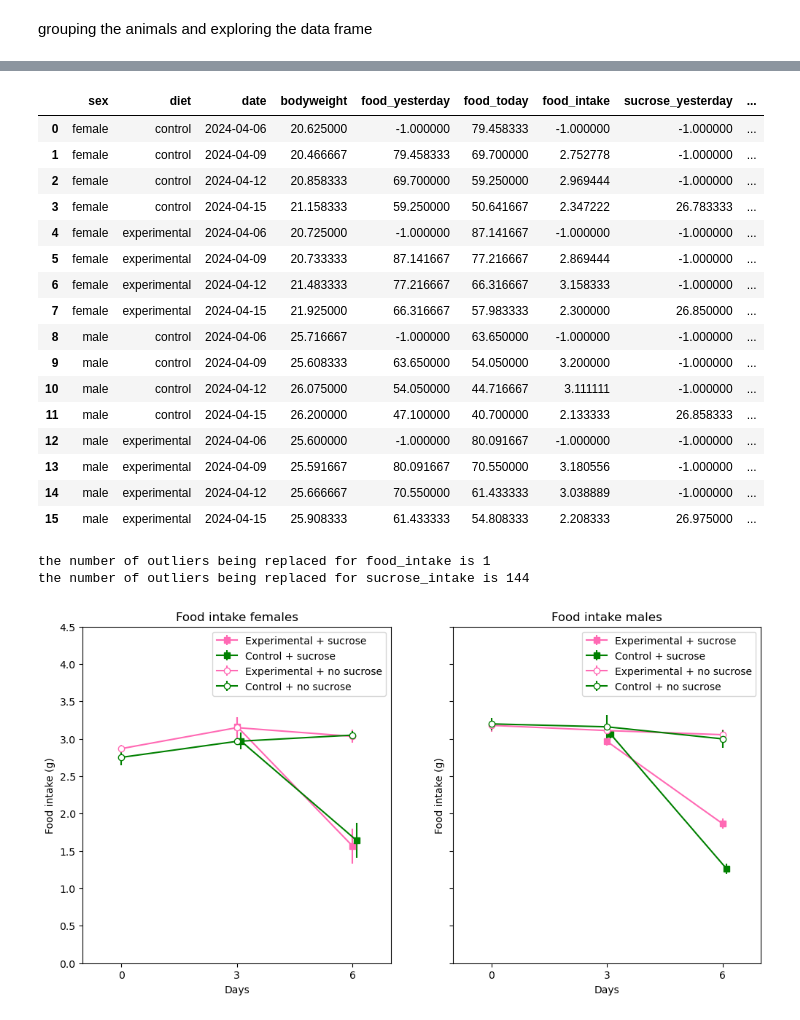
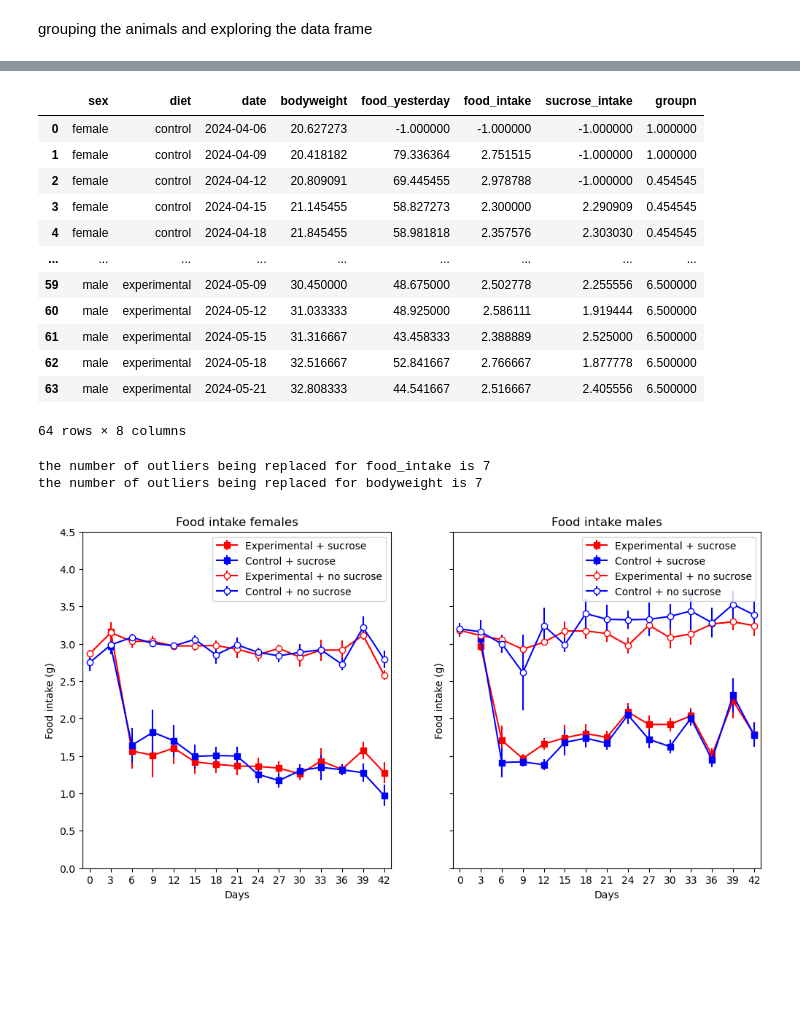
Before and after one commit to marijevisser/niacin, a Jupyter notebook: scripts/niacin_analysis_2.ipynb, the cells around one changed output, grey strips where cells are left out. Cells and saved outputs as stored; diff of their text form; code cells hidden in the pictures; blank space fills up the shorter version.

```diff
--- a/scripts/niacin_analysis_2.ipynb
+++ b/scripts/niacin_analysis_2.ipynb
@@ -40,6 +40,7 @@ def tweak_df(df):
 
     return (df
             # .query("bodyweight != ''")
+            .query("animal_id != 'B3201'")
             .query("bodyweight.notna()", engine="python")
             .astype({"sex": "category",
                      "diet": "category",
@@ -104,23 +117,19 @@ array([Timestamp('2024-04-06 00:00:00'), Timestamp('2024-04-09 00:00:00'),
 # %%
 df.groupby(["sex", "diet", "date"]).mean(numeric_only=True).reset_index()
 # %% [output]
-|  | sex | diet | date | bodyweight | food_yesterday | food_today | food_intake | sucrose_yesterday | ... |
-| 0 | female | control | 2024-04-06 | 20.625000 | -1.000000 | 79.458333 | -1.000000 | -1.000000 | ... |
-| 1 | female | control | 2024-04-09 | 20.466667 | 79.458333 | 69.700000 | 2.752778 | -1.000000 | ... |
-| 2 | female | control | 2024-04-12 | 20.858333 | 69.700000 | 59.250000 | 2.969444 | -1.000000 | ... |
-| 3 | female | control | 2024-04-15 | 21.158333 | 59.250000 | 50.641667 | 2.347222 | 26.783333 | ... |
-| 4 | female | experimental | 2024-04-06 | 20.725000 | -1.000000 | 87.141667 | -1.000000 | -1.000000 | ... |
-| 5 | female | experimental | 2024-04-09 | 20.733333 | 87.141667 | 77.216667 | 2.869444 | -1.000000 | ... |
-| 6 | female | experimental | 2024-04-12 | 21.483333 | 77.216667 | 66.316667 | 3.158333 | -1.000000 | ... |
-| 7 | female | experimental | 2024-04-15 | 21.925000 | 66.316667 | 57.983333 | 2.300000 | 26.850000 | ... |
-| 8 | male | control | 2024-04-06 | 25.716667 | -1.000000 | 63.650000 | -1.000000 | -1.000000 | ... |
-| 9 | male | control | 2024-04-09 | 25.608333 | 63.650000 | 54.050000 | 3.200000 | -1.000000 | ... |
-| 10 | male | control | 2024-04-12 | 26.075000 | 54.050000 | 44.716667 | 3.111111 | -1.000000 | ... |
-| 11 | male | control | 2024-04-15 | 26.200000 | 47.100000 | 40.700000 | 2.133333 | 26.858333 | ... |
-| 12 | male | experimental | 2024-04-06 | 25.600000 | -1.000000 | 80.091667 | -1.000000 | -1.000000 | ... |
-| 13 | male | experimental | 2024-04-09 | 25.591667 | 80.091667 | 70.550000 | 3.180556 | -1.000000 | ... |
-| 14 | male | experimental | 2024-04-12 | 25.666667 | 70.550000 | 61.433333 | 3.038889 | -1.000000 | ... |
-| 15 | male | experimental | 2024-04-15 | 25.908333 | 61.433333 | 54.808333 | 2.208333 | 26.975000 | ... |
+|  | sex | diet | date | bodyweight | food_yesterday | food_intake | sucrose_intake | groupn |
+| 0 | female | control | 2024-04-06 | 20.627273 | -1.000000 | -1.000000 | -1.000000 | 1.000000 |
+| 1 | female | control | 2024-04-09 | 20.418182 | 79.336364 | 2.751515 | -1.000000 | 1.000000 |
+| 2 | female | control | 2024-04-12 | 20.809091 | 69.445455 | 2.978788 | -1.000000 | 0.454545 |
+| 3 | female | control | 2024-04-15 | 21.145455 | 58.827273 | 2.300000 | 2.290909 | 0.454545 |
+| 4 | female | control | 2024-04-18 | 21.845455 | 58.981818 | 2.357576 | 2.303030 | 0.454545 |
+| ... | ... | ... | ... | ... | ... | ... | ... | ... |
+| 59 | male | experimental | 2024-05-09 | 30.450000 | 48.675000 | 2.502778 | 2.255556 | 6.500000 |
+| 60 | male | experimental | 2024-05-12 | 31.033333 | 48.925000 | 2.586111 | 1.919444 | 6.500000 |
+| 61 | male | experimental | 2024-05-15 | 31.316667 | 43.458333 | 2.388889 | 2.525000 | 6.500000 |
+| 62 | male | experimental | 2024-05-18 | 32.516667 | 52.841667 | 2.766667 | 1.877778 | 6.500000 |
+| 63 | male | experimental | 2024-05-21 | 32.808333 | 44.541667 | 2.516667 | 2.405556 | 6.500000 |
+64 rows × 8 columns
 # %%
 # remove outliers
 # is done by creating the new dataframe df_food_water
@@ -131,7 +140,7 @@ def replace_outliers(df, column):
 
     values=[]
     for idx, row in df.iterrows():
-        if row[column] < 1:
+        if row[column] < 0.3:
             values.append(np.nan)
         elif row[column] > np.mean(df[column]) * 2:
             values.append(np.nan)
@@ -164,15 +173,15 @@ def remove_and_clean(df):
             .query("food_yesterday != -1.0")
 
             .assign(food_intake = lambda df_: replace_outliers(df_, "food_intake"))
-
+            .assign(bodyweight = lambda df_: replace_outliers(df_, "bodyweight"))
     )
 
 df_food_water = remove_and_clean(df)
 
 # need function to replace sucrose leak values with something reasonable
 # %% [output]
-the number of outliers being replaced for food_intake is 1
-the number of outliers being replaced for sucrose_intake is 144
+the number of outliers being replaced for food_intake is 7
+the number of outliers being replaced for bodyweight is 7
 # %%
 # Find mean and SEM of all data - food intake
 mean_fw = df_food_water.groupby(["sex", "diet", "sucrose", "date"]).mean(numeric_only=True).reset_index()
@@ -187,34 +196,34 @@ f, ax = plt.subplots(ncols=2, figsize=(12, 6), sharey=True,
 # Set x values
 x = np.arange(0, len(mean_fw.query("sex == 'female' and sucrose == 'Yes' and diet == 'experimental'"))*3, 3)
 x = np.arange(0, len(mean_fw.query("sex == 'female' and sucrose == 'Yes' and diet == 'experimental'"))*3, 3)
-x = [0,3,6]
+x = [0,3,6,9,12,15,18,21,24,27,30,33,36,39,42]
 
 # Plot data for each group in first subplot
 ax[0].errorbar(x,
                mean_fw.query("sex == 'female' and sucrose == 'Yes' and diet == 'experimental'").food_intake,
                yerr=sem_fw.query("sex == 'female' and sucrose =='Yes' and diet == 'control'").food_intake,
-               marker="s", markerfacecolor="hotpink", color="hotpink",
+               marker="s", markerfacecolor="red", color="red",
                label="Experimental + sucrose"
               )
 
-ax[0].errorbar([xval + 0.1 for xval in x],
+ax[0].errorbar(x,
                mean_fw.query("sex == 'female' and sucrose == 'Yes' and diet == 'control'").food_intake,
                yerr=sem_fw.query("sex == 'female' and sucrose =='Yes' and diet == 'control'").food_intake,
-               marker="s", markerfacecolor="green", color="green",
+               marker="s", markerfacecolor="blue", color="blue",
                label="Control + sucrose"
               )
 
 ax[0].errorbar(x,
                mean_fw.query("sex == 'female' and sucrose == 'No' and diet == 'experimental'").food_intake,
                yerr=sem_fw.query("sex == 'female' and sucrose == 'No' and diet == 'experimental'").food_intake,
-               marker="o", markerfacecolor="white", color="hotpink",
+               marker="o", markerfacecolor="white", color="red",
                label="Experimental + no sucrose"
               )
 
 ax[0].errorbar(x,
                mean_fw.query("sex == 'female' and sucrose == 'No' and diet == 'control'").food_intake,
                yerr=sem_fw.query("sex == 'female' and sucrose == 'No' and diet == 'control'").food_intake,
-               marker="o", markerfacecolor="white", color="green",
+               marker="o", markerfacecolor="white", color="blue",
                label="Control + no sucrose"
               )
 
@@ -234,52 +243,52 @@ ax[0].set_title("Food intake females")
 # Males
 x = np.arange(0, len(mean_fw.query("sex == 'male' and sucrose == 'Yes' and diet == 'experimental'"))*3, 3)
 x = np.arange(0, len(mean_fw.query("sex == 'male' and sucrose == 'Yes' and diet == 'experimental'"))*3, 3)
-x = [0,3,6]
+x = [0,3,6,9,12,15,18,21,24,27,30,33,36,39,42]
 
 # Plot data for each group in first subplot
 ax[1].errorbar(x,
                mean_fw.query("sex == 'male' and sucrose == 'Yes' and diet == 'experimental'").food_intake,
                yerr=sem_fw.query("sex == 'male' and sucrose =='Yes' and diet == 'control'").food_intake,
-               marker="s", markerfacecolor="hotpink", color="hotpink",
+               marker="s", markerfacecolor="red", color="red",
                label="Experimental + sucrose"
               )
 
-ax[1].errorbar([xval + 0.1 for xval in x],
+ax[1].errorbar(x,
                mean_fw.query("sex == 'male' and sucrose == 'Yes' and diet == 'control'").food_intake,
                yerr=sem_fw.query("sex == 'male' and sucrose =='Yes' and diet == 'control'").food_intake,
-               marker="s", markerfacecolor="green", color="green",
+               marker="s", markerfacecolor="blue", color="blue",
                label="Control + sucrose"
               )
 
 ax[1].errorbar(x,
                mean_fw.query("sex == 'male' and sucrose == 'No' and diet == 'experimental'").food_intake,
                yerr=sem_fw.query("sex == 'male' and sucrose == 'No' and diet == 'experimental'").food_intake,
-               marker="o", markerfacecolor="white", color="hotpink",
+               marker="o", markerfacecolor="white", color="red",
                label="Experimental + no sucrose"
               )
 
 ax[1].errorbar(x,
                mean_fw.query("sex == 'male' and sucrose == 'No' and diet == 'control'").food_intake,
                yerr=sem_fw.query("sex == 'male' and sucrose == 'No' and diet == 'control'").food_intake,
-               marker="o", markerfacecolor="white", color="green",
+               marker="o", markerfacecolor="white", color="blue",
                label="Control + no sucrose"
               )
 
 # Set x axis limits and ticks
 ax[1].set_xlim([-1, x[-1]+1])
 ax[1].set_xticks(np.arange(0, x[-1]+1, 3))
 ax[1].set_ylim([0, 4.5])
 
 # Add labels
 ax[1].set_ylabel("Food intake (g)")
 ax[1].set_xlabel("Days")
 ax[1].legend()
 ax[1].set_title("Food intake males")
 
 
 f.savefig("..//results//foodintake.png")
 # %% [output]
-[figure, old version]
+[figure, new version]
 # %%
 ## for when you kinda want the dots/datapoints of the graph not to overlap, add this to some of them
 ## use it instead of the x at the errorbar
```
Also changed, not shown: parts of 9 cells of this notebook, 10 other files.
